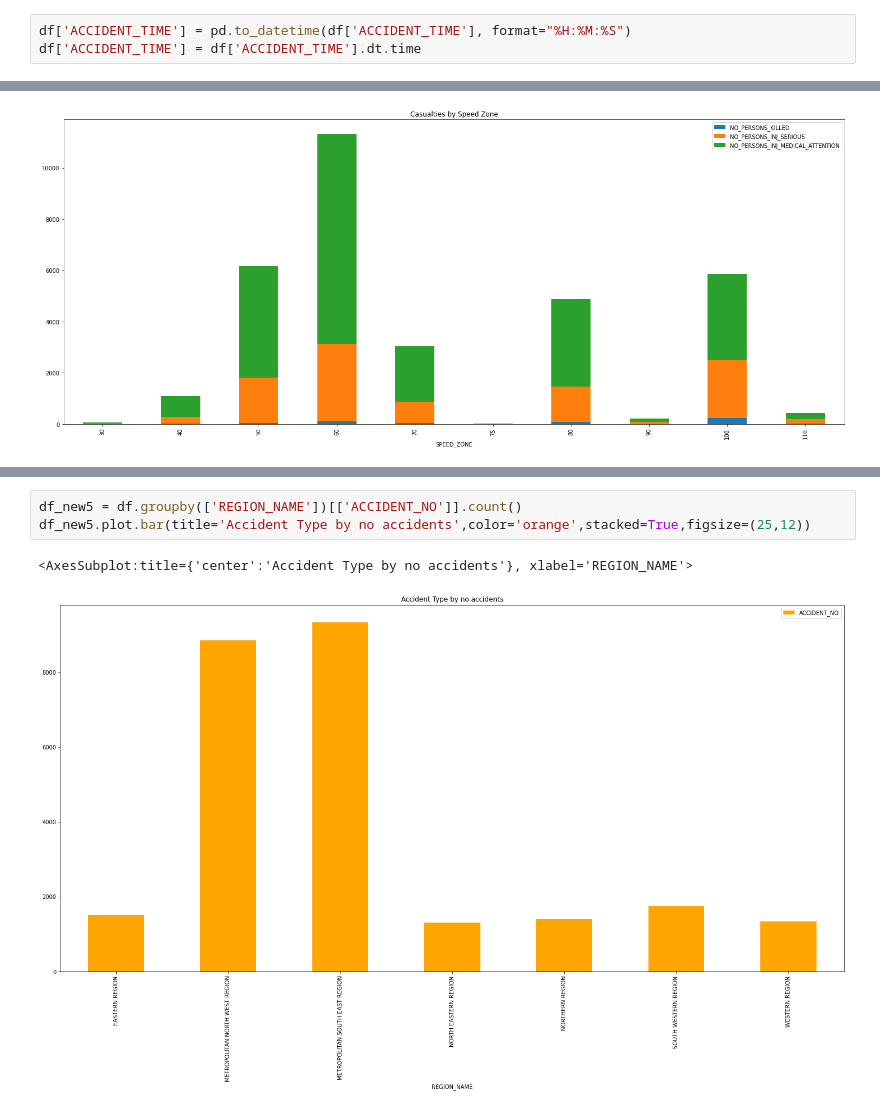
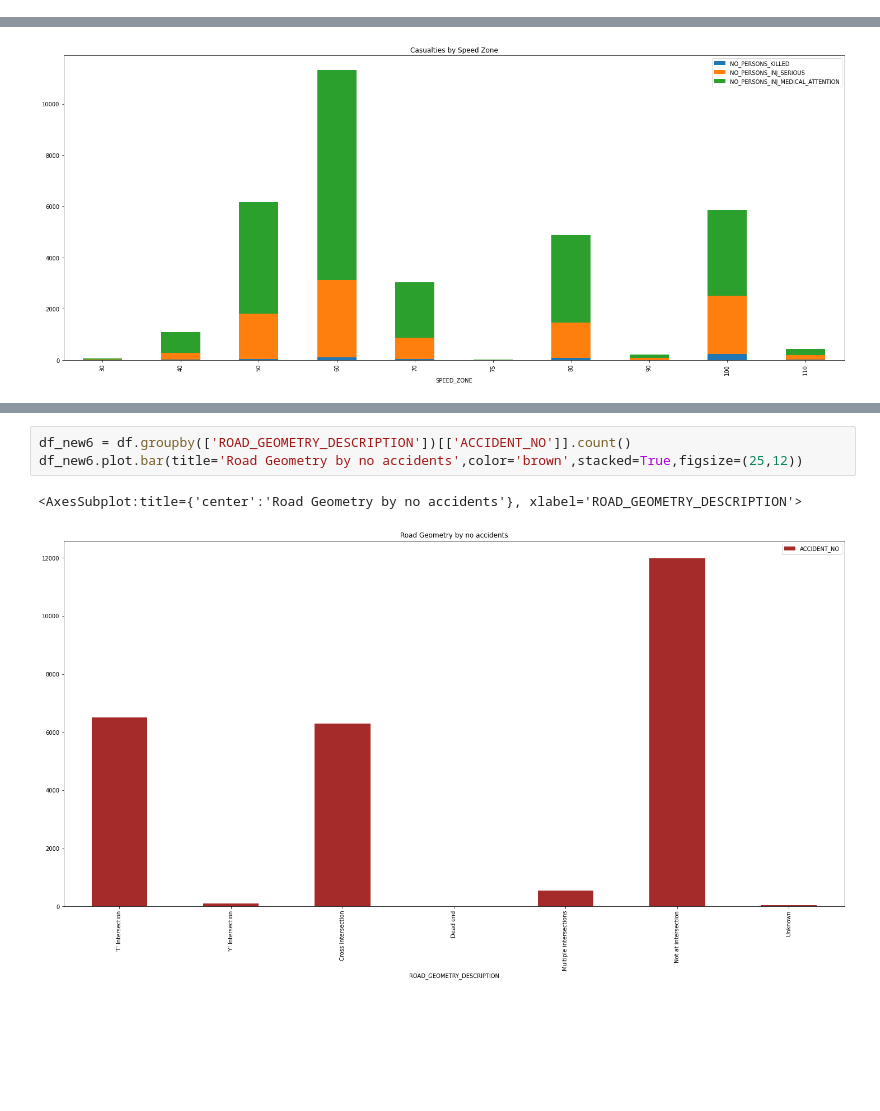
Before and after one commit to parthatulparekh/VIC_Road_Accident, a Jupyter notebook: Road_Accident.ipynb, the cells around one changed output, grey strips where cells are left out. Drawn from its saved outputs; the diff is of its cells as text; blank space fills up the shorter version.

```diff
--- a/Road_Accident.ipynb
+++ b/Road_Accident.ipynb
@@ -32,4 +30 @@ df.head()
-# %%
-df['ACCIDENT_TIME'] = pd.to_datetime(df['ACCIDENT_TIME'], format="%H:%M:%S")
-df['ACCIDENT_TIME'] = df['ACCIDENT_TIME'].dt.time
 # %%
@@ -187,6 +186,6 @@ df_new4.plot.bar(title='Accident Type by no accidents',color='yellow',stacked=Tr
 # %%
-df_new5 = df.groupby(['REGION_NAME'])[['ACCIDENT_NO']].count()
-df_new5.plot.bar(title='Accident Type by no accidents',color='orange',stacked=True,figsize=(25,12))
+df_new6 = df.groupby(['ROAD_GEOMETRY_DESCRIPTION'])[['ACCIDENT_NO']].count()
+df_new6.plot.bar(title='Road Geometry by no accidents',color='brown',stacked=True,figsize=(25,12))
 # %% [output]
-<AxesSubplot:title={'center':'Accident Type by no accidents'}, xlabel='REGION_NAME'>
+<AxesSubplot:title={'center':'Road Geometry by no accidents'}, xlabel='ROAD_GEOMETRY_DESCRIPTION'>
-[figure, old version]
+[figure, new version]
```
Also changed, not shown: parts of 14 cells of this notebook.
